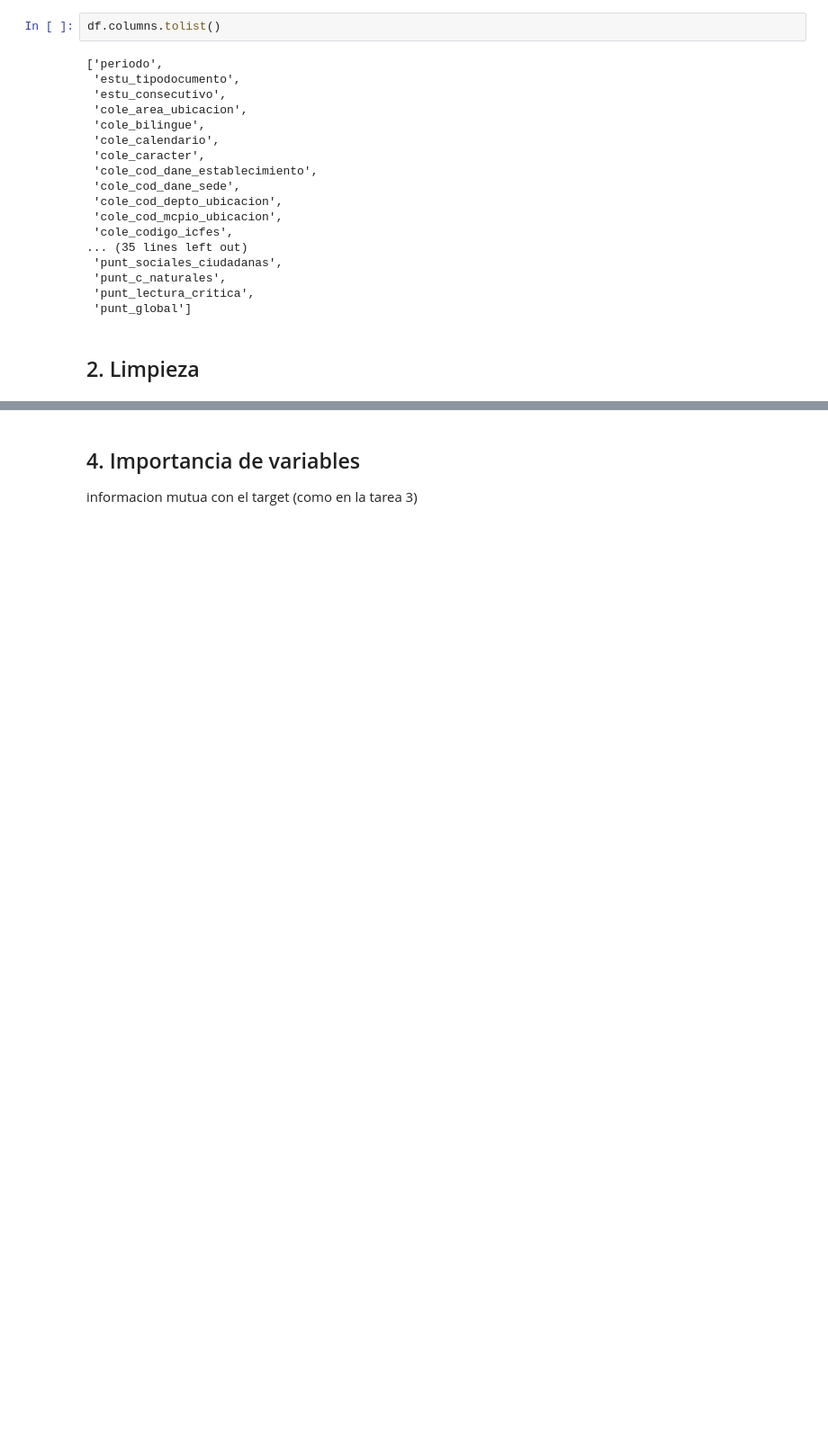
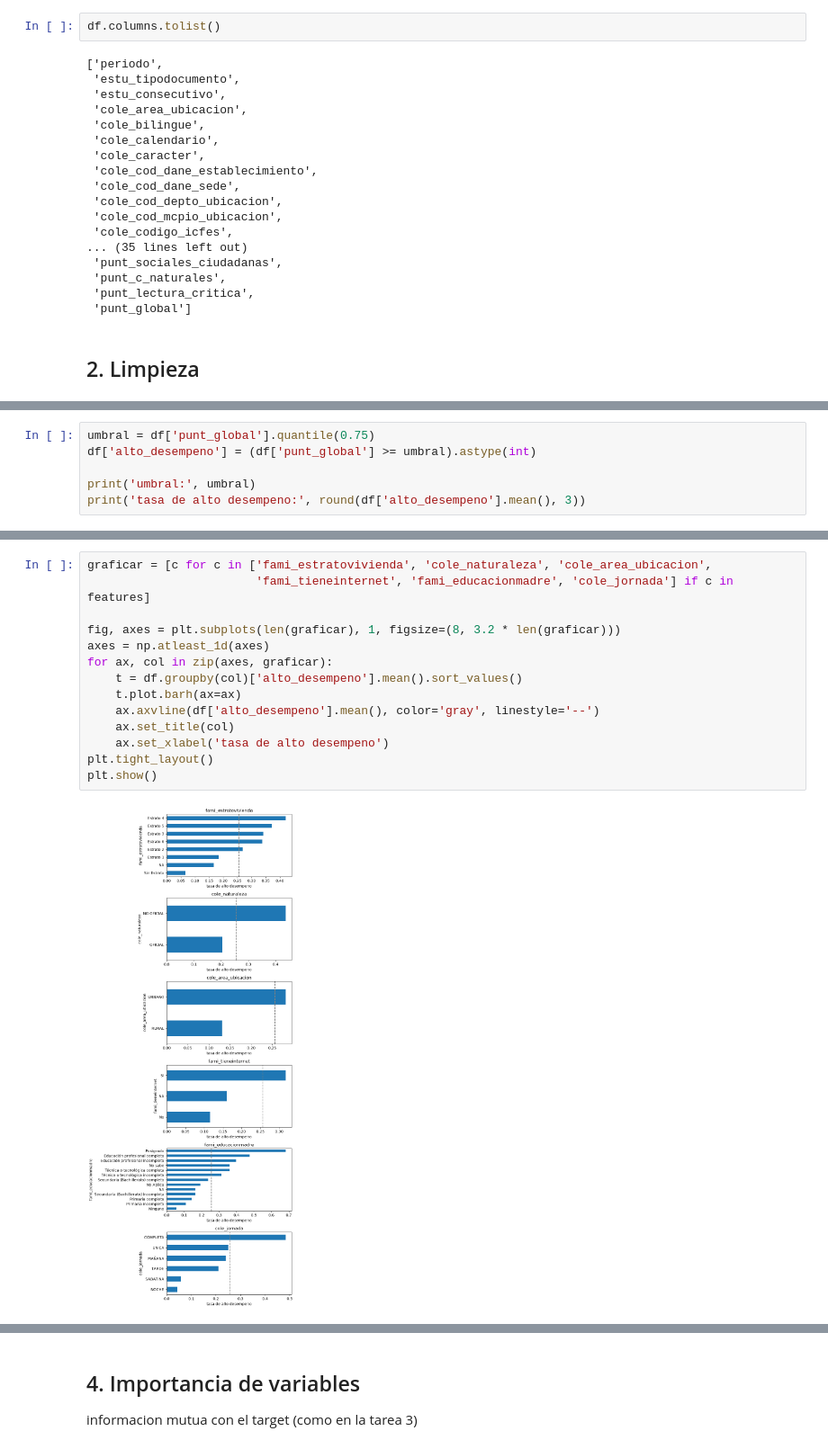
Before and after one commit to laura56599/Machine_Learning_Zoomcamp2026, a Jupyter notebook: saber11-midterm/notebook.ipynb, the cells around one changed output, grey strips where cells are left out. Shown at 90% size. Saved outputs shown, nothing was run; the diff lists cells and outputs as text; blank space fills up the shorter version.

```diff
--- a/saber11-midterm/notebook.ipynb
+++ b/saber11-midterm/notebook.ipynb
@@ -103,0 +142,6 @@ Name: punt_global, dtype: float64
+# %%
+umbral = df['punt_global'].quantile(0.75)
+df['alto_desempeno'] = (df['punt_global'] >= umbral).astype(int)
+
+print('umbral:', umbral)
+print('tasa de alto desempeno:', round(df['alto_desempeno'].mean(), 3))
@@ -103,0 +172,16 @@ Name: punt_global, dtype: float64
+# %%
+graficar = [c for c in ['fami_estratovivienda', 'cole_naturaleza', 'cole_area_ubicacion',
+                        'fami_tieneinternet', 'fami_educacionmadre', 'cole_jornada'] if c in features]
+
+fig, axes = plt.subplots(len(graficar), 1, figsize=(8, 3.2 * len(graficar)))
+axes = np.atleast_1d(axes)
+for ax, col in zip(axes, graficar):
+    t = df.groupby(col)['alto_desempeno'].mean().sort_values()
+    t.plot.barh(ax=ax)
+    ax.axvline(df['alto_desempeno'].mean(), color='gray', linestyle='--')
+    ax.set_title(col)
+    ax.set_xlabel('tasa de alto desempeno')
+plt.tight_layout()
+plt.show()
+# %% [output]
+[figure, added]
```
Also changed, not shown: parts of 42 cells of this notebook, 3 other files.
